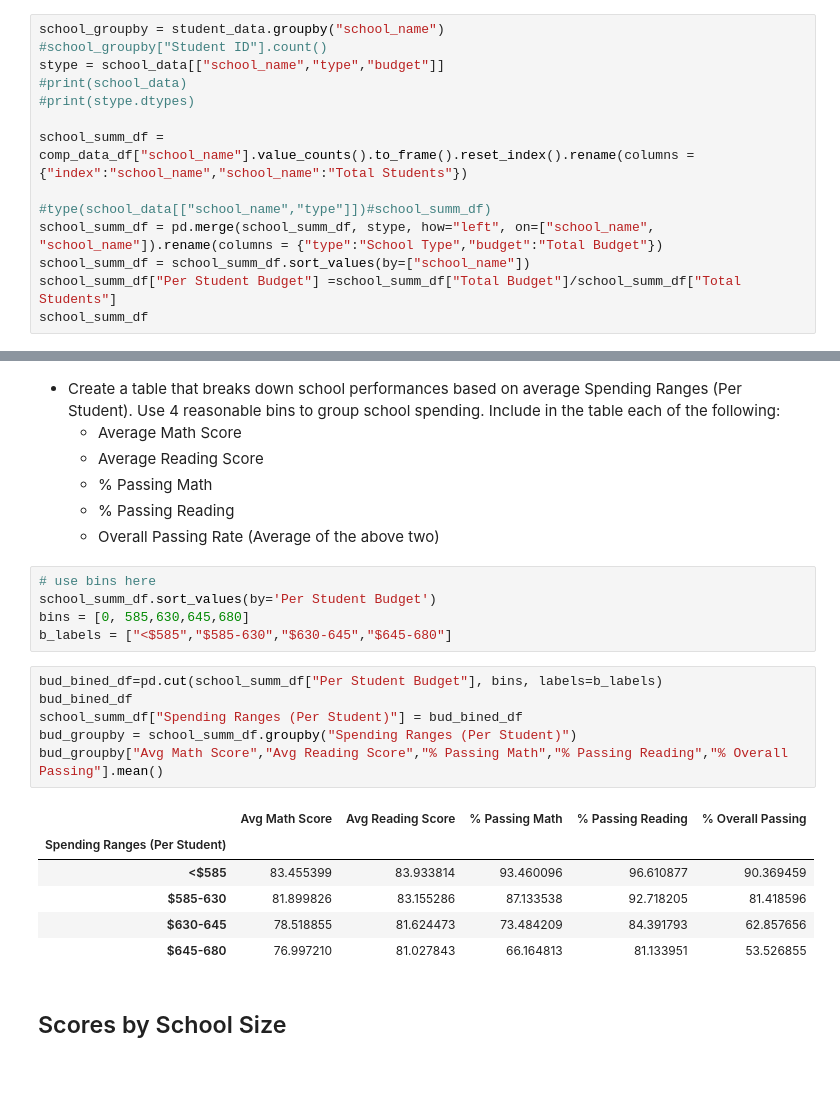
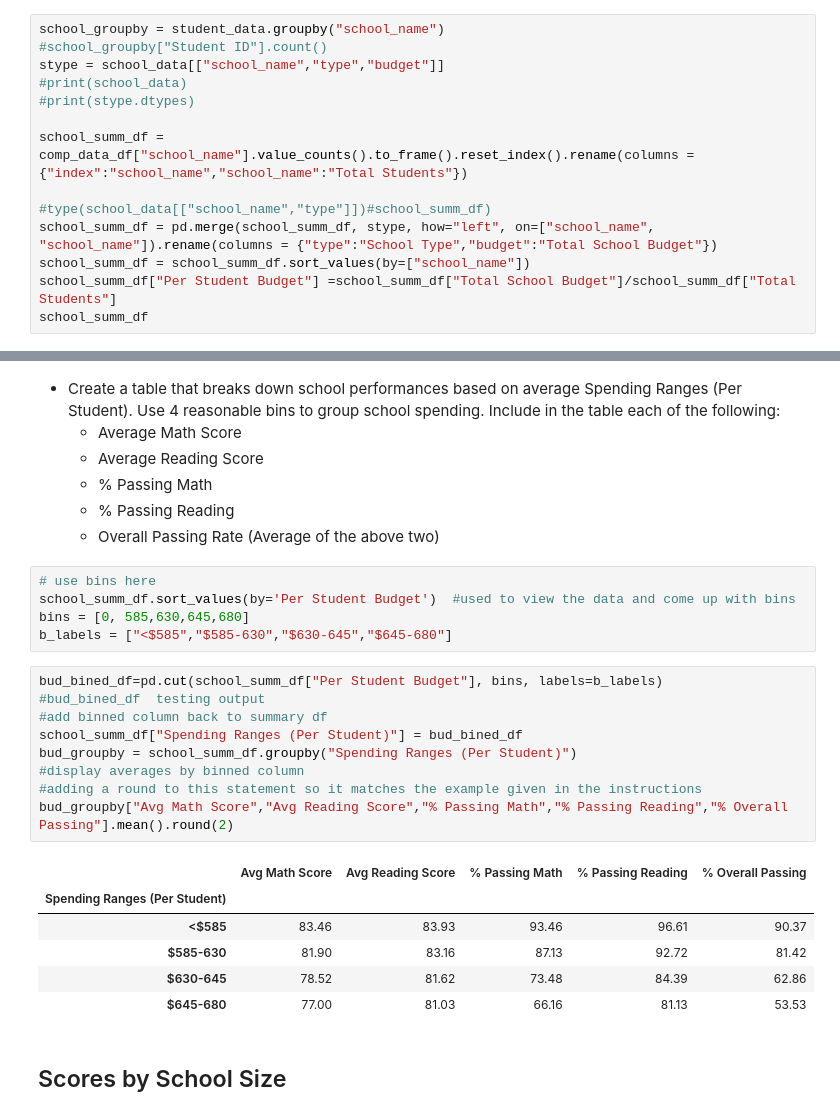
Before and after one commit to kunaual/pandas-challenge, a Jupyter notebook: PyCitySchools/PyCitySchools.ipynb, the cells around one changed output, grey strips where cells are left out. Saved outputs shown, nothing was run; the diff lists cells and outputs as text; blank space fills up the shorter version.

Commit message:
finish last 2 group bys. working on cleaning up code

```diff
--- a/PyCitySchools/PyCitySchools.ipynb
+++ b/PyCitySchools/PyCitySchools.ipynb
@@ -113,8 +113,8 @@ stype = school_data[["school_name","type","budget"]]
 school_summ_df = comp_data_df["school_name"].value_counts().to_frame().reset_index().rename(columns = {"index":"school_name","school_name":"Total Students"})
 
 #type(school_data[["school_name","type"]])#school_summ_df)
-school_summ_df = pd.merge(school_summ_df, stype, how="left", on=["school_name", "school_name"]).rename(columns = {"type":"School Type","budget":"Total Budget"})
+school_summ_df = pd.merge(school_summ_df, stype, how="left", on=["school_name", "school_name"]).rename(columns = {"type":"School Type","budget":"Total School Budget"})
 school_summ_df = school_summ_df.sort_values(by=["school_name"])
-school_summ_df["Per Student Budget"] =school_summ_df["Total Budget"]/school_summ_df["Total Students"]
+school_summ_df["Per Student Budget"] =school_summ_df["Total School Budget"]/school_summ_df["Total Students"]
 school_summ_df
 # %% [output]
@@ -419,22 +369,25 @@ summ_read_by_school_df
   * Overall Passing Rate (Average of the above two)
 # %%
 # use bins here
-school_summ_df.sort_values(by='Per Student Budget')
+school_summ_df.sort_values(by='Per Student Budget')  #used to view the data and come up with bins
 bins = [0, 585,630,645,680]
 b_labels = ["<$585","$585-630","$630-645","$645-680"]
 # %%
 bud_bined_df=pd.cut(school_summ_df["Per Student Budget"], bins, labels=b_labels)
-bud_bined_df
+#bud_bined_df  testing output
+#add binned column back to summary df
 school_summ_df["Spending Ranges (Per Student)"] = bud_bined_df
 bud_groupby = school_summ_df.groupby("Spending Ranges (Per Student)")
-bud_groupby["Avg Math Score","Avg Reading Score","% Passing Math","% Passing Reading","% Overall Passing"].mean()
+#display averages by binned column
+#adding a round to this statement so it matches the example given in the instructions
+bud_groupby["Avg Math Score","Avg Reading Score","% Passing Math","% Passing Reading","% Overall Passing"].mean().round(2)
 # %% [output]
 |  | Avg Math Score | Avg Reading Score | % Passing Math | % Passing Reading | % Overall Passing |
 | Spending Ranges (Per Student) |  |  |  |  |  |
-| <$585 | 83.455399 | 83.933814 | 93.460096 | 96.610877 | 90.369459 |
-| $585-630 | 81.899826 | 83.155286 | 87.133538 | 92.718205 | 81.418596 |
-| $630-645 | 78.518855 | 81.624473 | 73.484209 | 84.391793 | 62.857656 |
-| $645-680 | 76.997210 | 81.027843 | 66.164813 | 81.133951 | 53.526855 |
+| <$585 | 83.46 | 83.93 | 93.46 | 96.61 | 90.37 |
+| $585-630 | 81.90 | 83.16 | 87.13 | 92.72 | 81.42 |
+| $630-645 | 78.52 | 81.62 | 73.48 | 84.39 | 62.86 |
+| $645-680 | 77.00 | 81.03 | 66.16 | 81.13 | 53.53 |
 # %% [markdown]
 ## Scores by School Size
 # %% [markdown]
```
Also changed, not shown: parts of 17 cells of this notebook.
